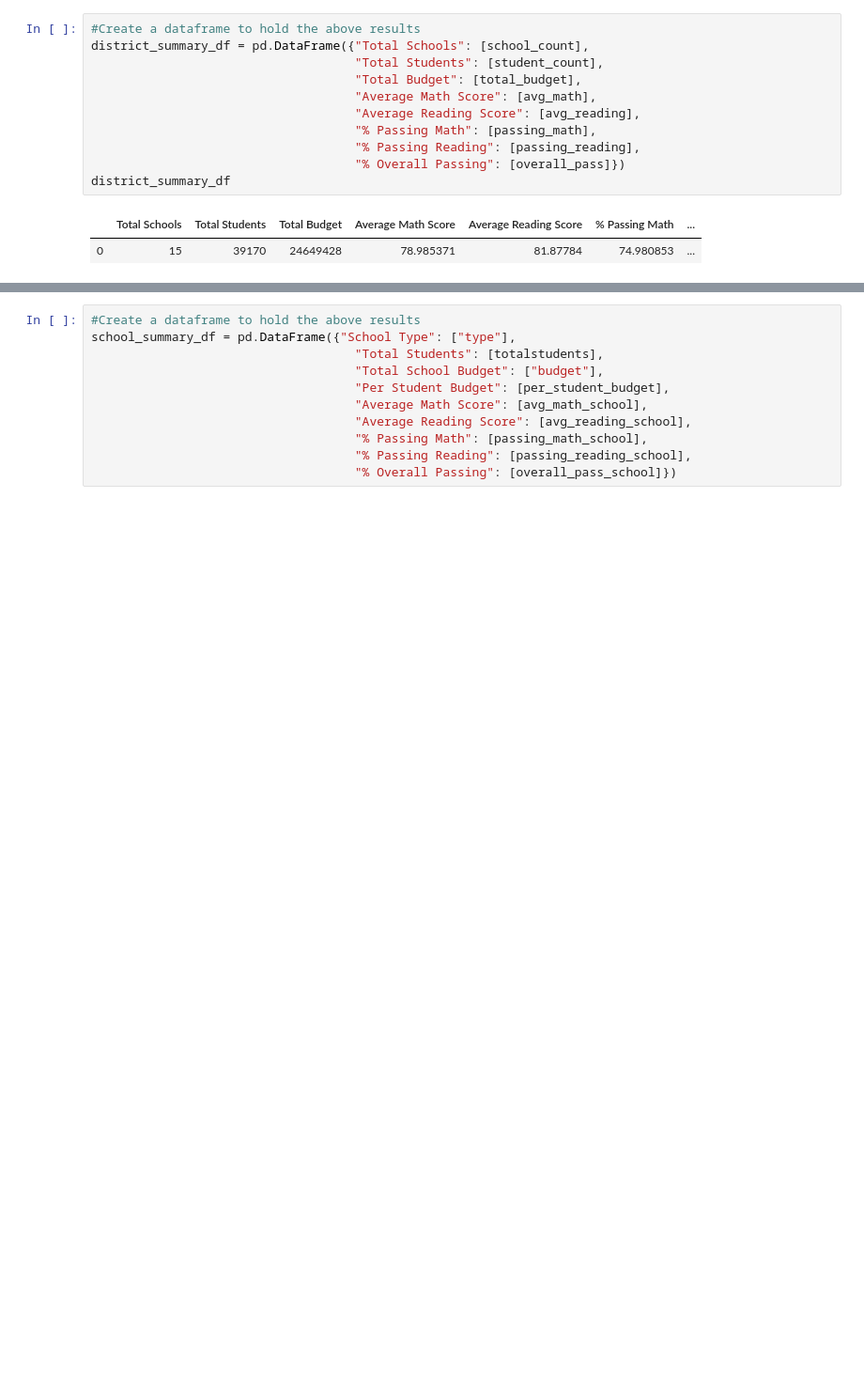
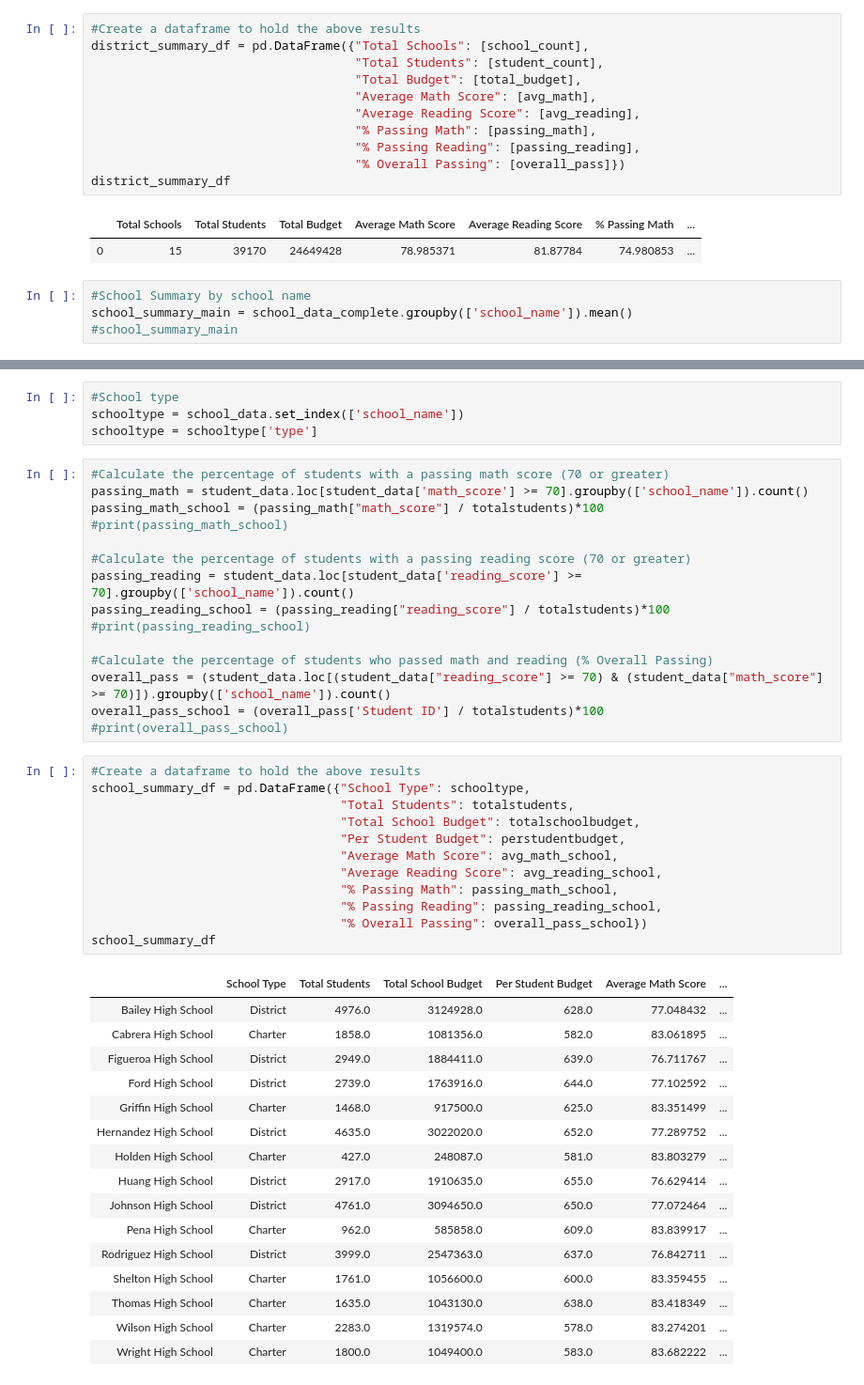
Before and after one commit to katheron/pandas-challenge, a Jupyter notebook: PyCitySchools/PyCitySchools.ipynb, the cells around one changed output, grey strips where cells are left out. Shown: that part at 94% size. Saved outputs shown, nothing was run; the diff lists cells and outputs as text; blank space fills up the shorter version.

```diff
--- a/PyCitySchools/PyCitySchools.ipynb
+++ b/PyCitySchools/PyCitySchools.ipynb
@@ -69,5 +64,9 @@ district_summary_df
 # %% [output]
 |  | Total Schools | Total Students | Total Budget | Average Math Score | Average Reading Score | % Passing Math | ... |
 | 0 | 15 | 39170 | 24649428 | 78.985371 | 81.87784 | 74.980853 | ... |
+# %%
+#School Summary by school name
+school_summary_main = school_data_complete.groupby(['school_name']).mean()
+#school_summary_main
 # %%
 #School Summary
@@ -116,11 +92,48 @@ Name: reading_score, dtype: float64
+# %%
+#School type
+schooltype = school_data.set_index(['school_name'])
+schooltype = schooltype['type']
+# %%
+#Calculate the percentage of students with a passing math score (70 or greater)
+passing_math = student_data.loc[student_data['math_score'] >= 70].groupby(['school_name']).count()
+passing_math_school = (passing_math["math_score"] / totalstudents)*100
+#print(passing_math_school)
+
+#Calculate the percentage of students with a passing reading score (70 or greater)
+passing_reading = student_data.loc[student_data['reading_score'] >= 70].groupby(['school_name']).count()
+passing_reading_school = (passing_reading["reading_score"] / totalstudents)*100
+#print(passing_reading_school)
+
+#Calculate the percentage of students who passed math and reading (% Overall Passing)
+overall_pass = (student_data.loc[(student_data["reading_score"] >= 70) & (student_data["math_score"] >= 70)]).groupby(['school_name']).count()
+overall_pass_school = (overall_pass['Student ID'] / totalstudents)*100
+#print(overall_pass_school)
 # %%
 #Create a dataframe to hold the above results
-school_summary_df = pd.DataFrame({"School Type": ["type"],
-                                    "Total Students": [totalstudents],
-                                    "Total School Budget": ["budget"],
-                                    "Per Student Budget": [per_student_budget],
-                                    "Average Math Score": [avg_math_school],
-                                    "Average Reading Score": [avg_reading_school],
-                                    "% Passing Math": [passing_math_school],
-                                    "% Passing Reading": [passing_reading_school],
-                                    "% Overall Passing": [overall_pass_school]})
+school_summary_df = pd.DataFrame({"School Type": schooltype,
+                                  "Total Students": totalstudents,
+                                  "Total School Budget": totalschoolbudget,
+                                  "Per Student Budget": perstudentbudget,
+                                  "Average Math Score": avg_math_school,
+                                  "Average Reading Score": avg_reading_school,
+                                  "% Passing Math": passing_math_school,
+                                  "% Passing Reading": passing_reading_school,
+                                  "% Overall Passing": overall_pass_school})
+school_summary_df
+# %% [output]
+|  | School Type | Total Students | Total School Budget | Per Student Budget | Average Math Score | ... |
+| Bailey High School | District | 4976.0 | 3124928.0 | 628.0 | 77.048432 | ... |
+| Cabrera High School | Charter | 1858.0 | 1081356.0 | 582.0 | 83.061895 | ... |
+| Figueroa High School | District | 2949.0 | 1884411.0 | 639.0 | 76.711767 | ... |
+| Ford High School | District | 2739.0 | 1763916.0 | 644.0 | 77.102592 | ... |
+| Griffin High School | Charter | 1468.0 | 917500.0 | 625.0 | 83.351499 | ... |
+| Hernandez High School | District | 4635.0 | 3022020.0 | 652.0 | 77.289752 | ... |
+| Holden High School | Charter | 427.0 | 248087.0 | 581.0 | 83.803279 | ... |
+| Huang High School | District | 2917.0 | 1910635.0 | 655.0 | 76.629414 | ... |
+| Johnson High School | District | 4761.0 | 3094650.0 | 650.0 | 77.072464 | ... |
+| Pena High School | Charter | 962.0 | 585858.0 | 609.0 | 83.839917 | ... |
+| Rodriguez High School | District | 3999.0 | 2547363.0 | 637.0 | 76.842711 | ... |
+| Shelton High School | Charter | 1761.0 | 1056600.0 | 600.0 | 83.359455 | ... |
+| Thomas High School | Charter | 1635.0 | 1043130.0 | 638.0 | 83.418349 | ... |
+| Wilson High School | Charter | 2283.0 | 1319574.0 | 578.0 | 83.274201 | ... |
+| Wright High School | Charter | 1800.0 | 1049400.0 | 583.0 | 83.682222 | ... |
```
Also changed, not shown: parts of 19 cells of this notebook.
